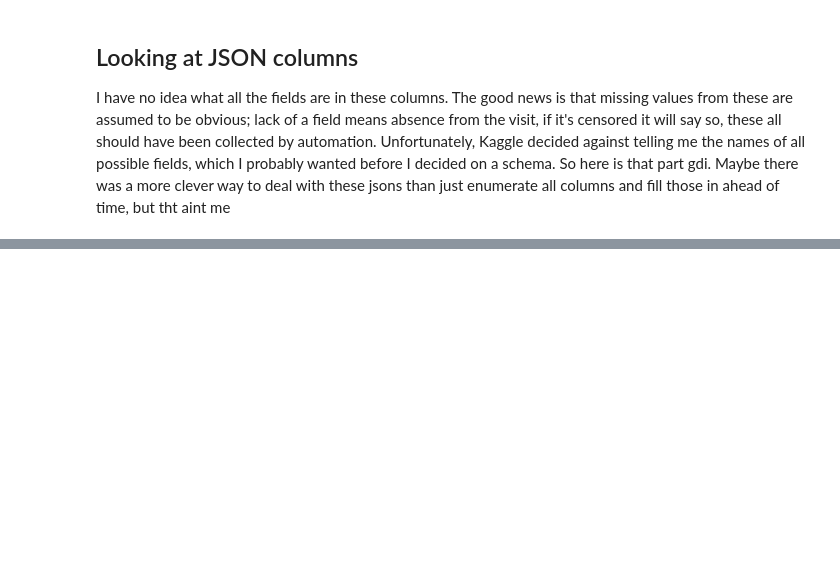
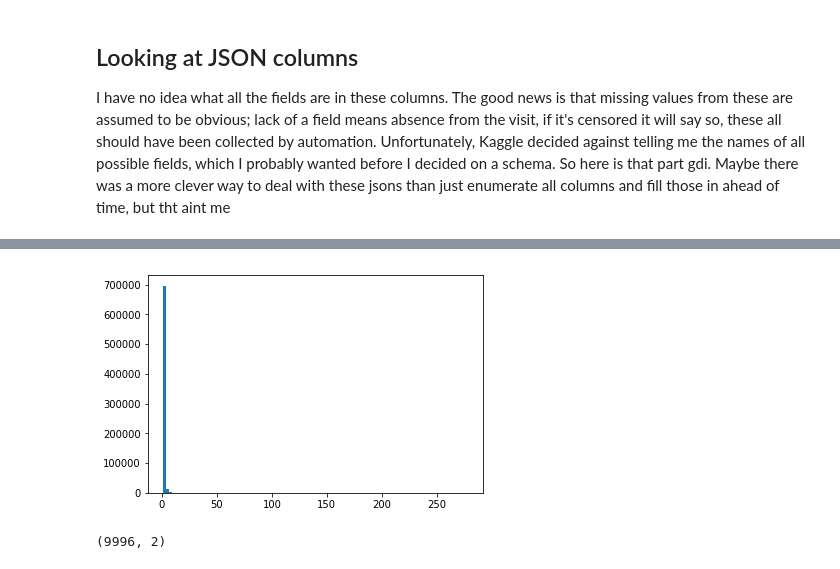
Before and after one commit to romandtse07/google_analytics_kaggle, a Jupyter notebook: SQL.ipynb, the cells around one changed output, grey strips where cells are left out. Saved outputs shown, nothing was run; the diff lists cells and outputs as text; code cells hidden in the pictures; blank space fills up the shorter version.

```diff
--- a/SQL.ipynb
+++ b/SQL.ipynb
@@ -194,0 +352,4 @@ The test set introduces no new columns at least.  We can go ahead and make new c
+# %%
+plt.hist(trans_per_customer.transactions.query('hits > 1'), bins=100);
+# %% [output]
+[figure, added]
@@ -194,0 +365,4 @@ The test set introduces no new columns at least.  We can go ahead and make new c
+# %%
+trans_per_customer.shape
+# %% [output]
+(9996, 2)
```
Also changed, not shown: parts of 70 cells of this notebook, 2 other files.
